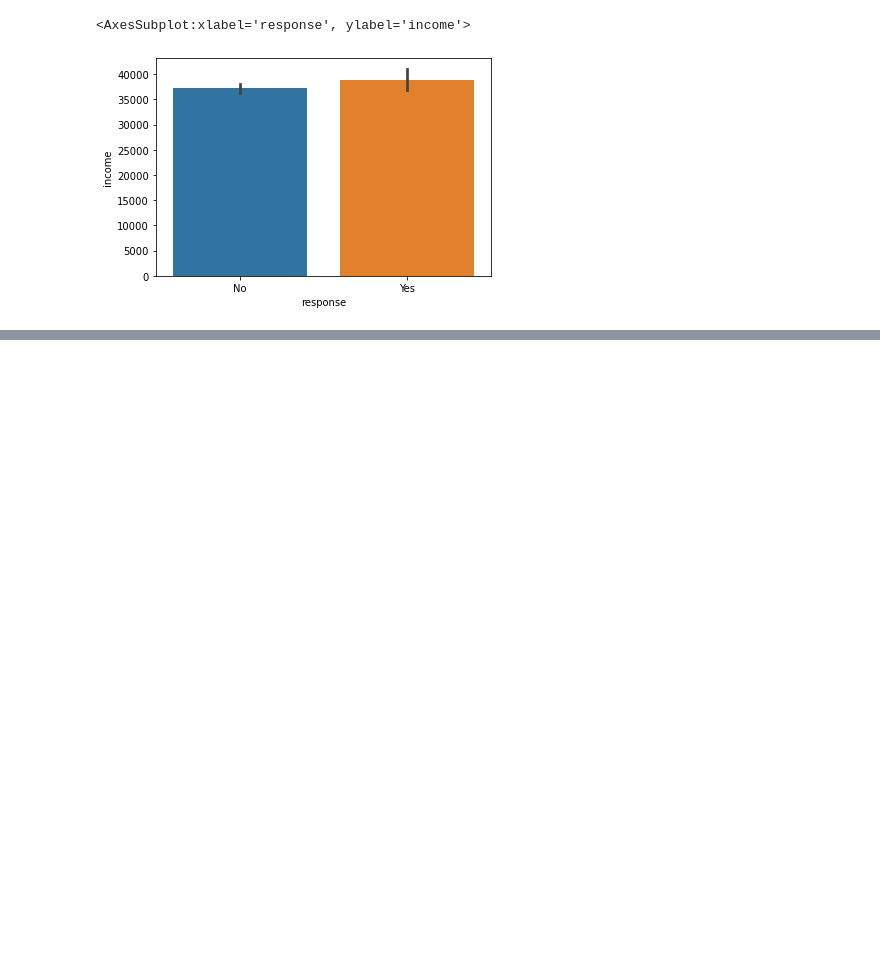
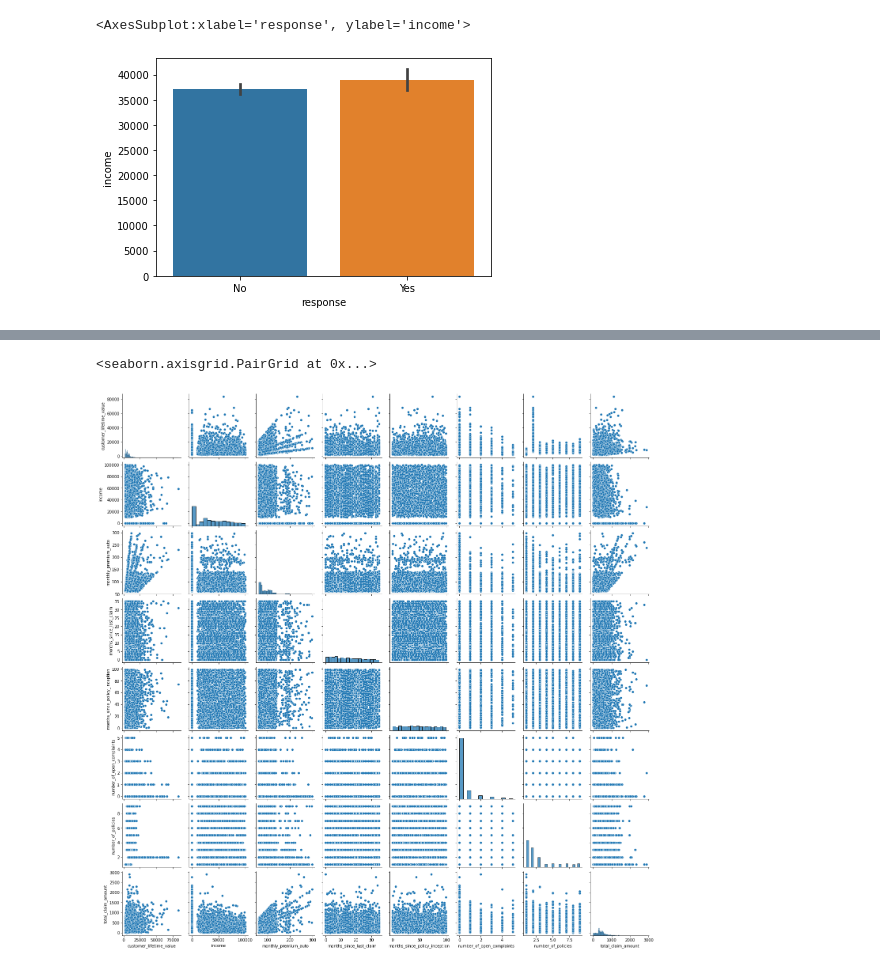
Before and after one commit to nataschaberg/lab-customer-analysis, a Jupyter notebook: exercises/data_cleaning_round_2.ipynb, the cells around one changed output, grey strips where cells are left out. Drawn from its saved outputs; the diff is of its cells as text; code cells hidden in the pictures; blank space fills up the shorter version.

```diff
--- a/exercises/data_cleaning_round_2.ipynb
+++ b/exercises/data_cleaning_round_2.ipynb
@@ -230,0 +279,5 @@ sns.barplot(x="response", y="income", data=df)
+# %%
+sns.pairplot(df[data_types['numerical']])
+# %% [output]
+<seaborn.axisgrid.PairGrid at 0x...>
+[figure, added]
```
Also changed, not shown: parts of 11 cells of this notebook.
